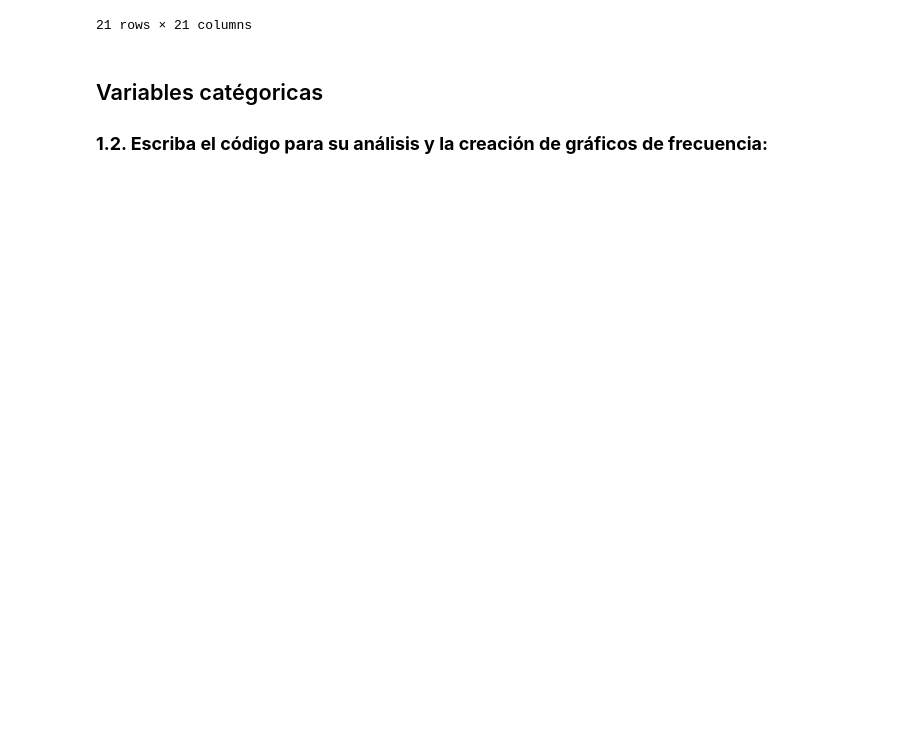
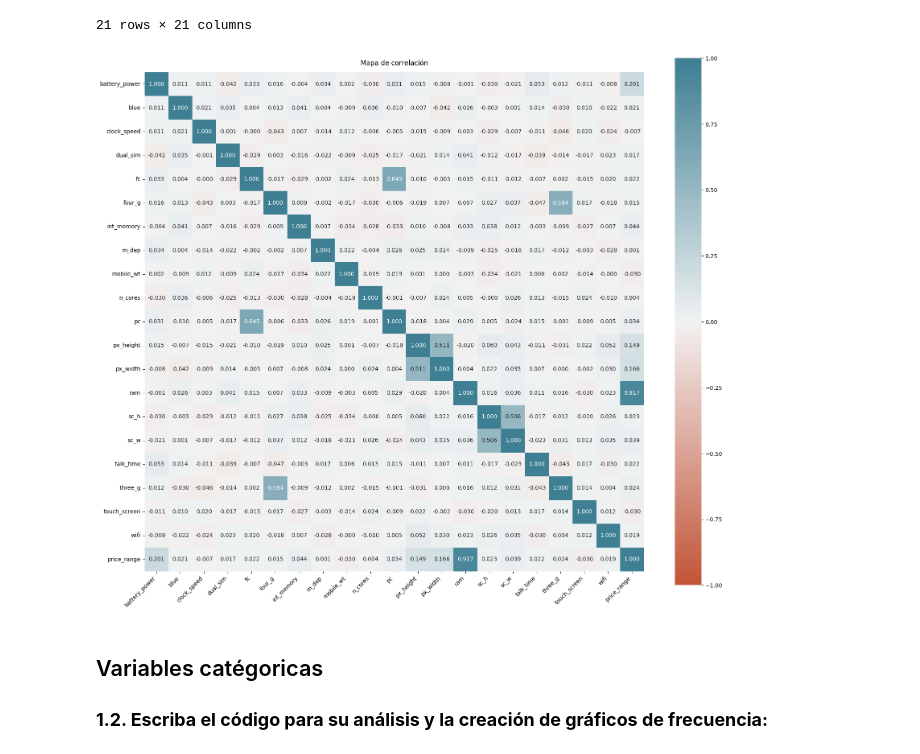
Before and after one commit to OctavioPinoRosas/Master-Inteligencia-Artificial-UNIR, a Jupyter notebook: Aprendizaje Automatico/Actividad 1/Actividad1.ipynb, the cells around one changed output. Drawn from its saved outputs; the diff is of its cells as text; code cells hidden in the pictures; blank space fills up the shorter version.

Commit message:
Add Exploratory Data Analysis (EDA)

```diff
--- a/Aprendizaje Automatico/Actividad 1/Actividad1.ipynb
+++ b/Aprendizaje Automatico/Actividad 1/Actividad1.ipynb
@@ -161,6 +161,25 @@ corr
 | wifi | -0.008343 | -0.021863 | -0.024471 | 0.022740 | 0.020085 | -0.017620 | 0.006993 | -0.028353 | -0.000409 | ... |
 | price_range | 0.200723 | 0.020573 | -0.006606 | 0.017444 | 0.021998 | 0.014772 | 0.044435 | 0.000853 | -0.030302 | ... |
 21 rows × 21 columns
+# %%
+corr= data.corr()
+plt.figure(figsize=(20,17))
+ax = sns.heatmap(
+    corr,
+    vmin=-1, vmax=1, center=0,
+    cmap=sns.diverging_palette(20, 220, n=200),
+    square=True,
+    annot = True, fmt=".3f"
+)
+ax.set_xticklabels(
+    ax.get_xticklabels(),
+    rotation=45,
+    horizontalalignment='right'
+);
+
+ax.set_title('Mapa de correlación', fontdict={'fontsize':12}, pad=12);
+# %% [output]
+[figure, added]
 # %% [markdown]
 ## Variables catégoricas
 
```
Also changed, not shown: parts of 5 cells of this notebook.
